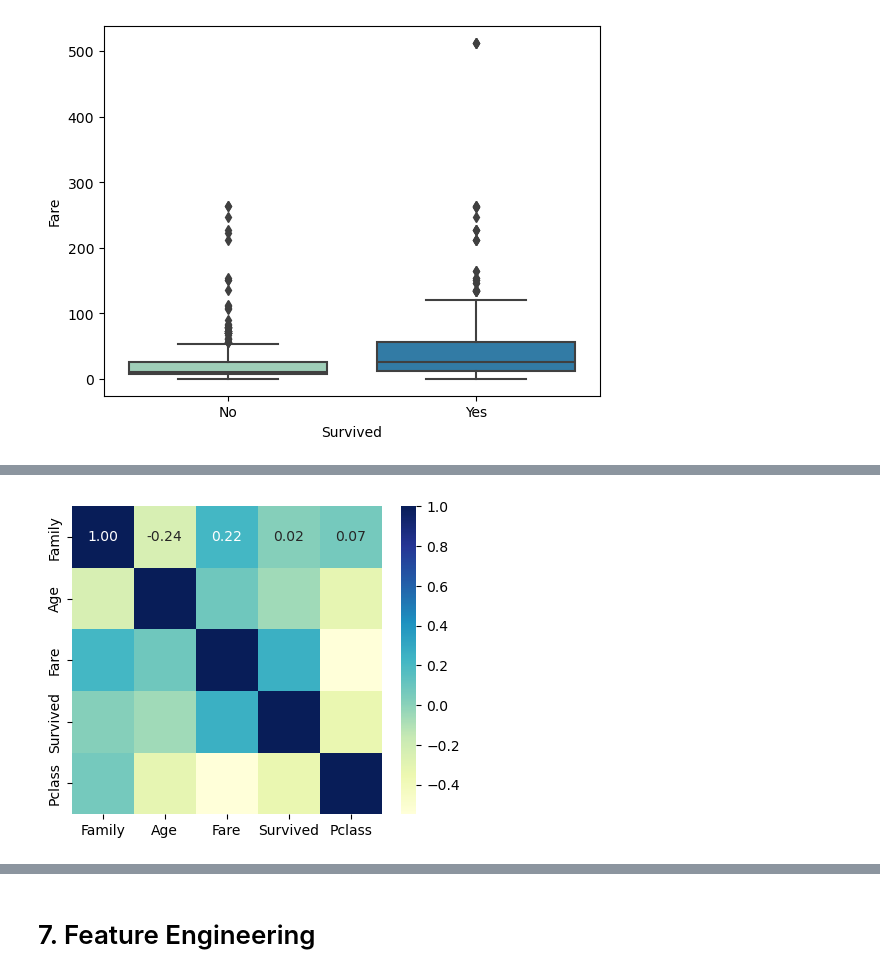
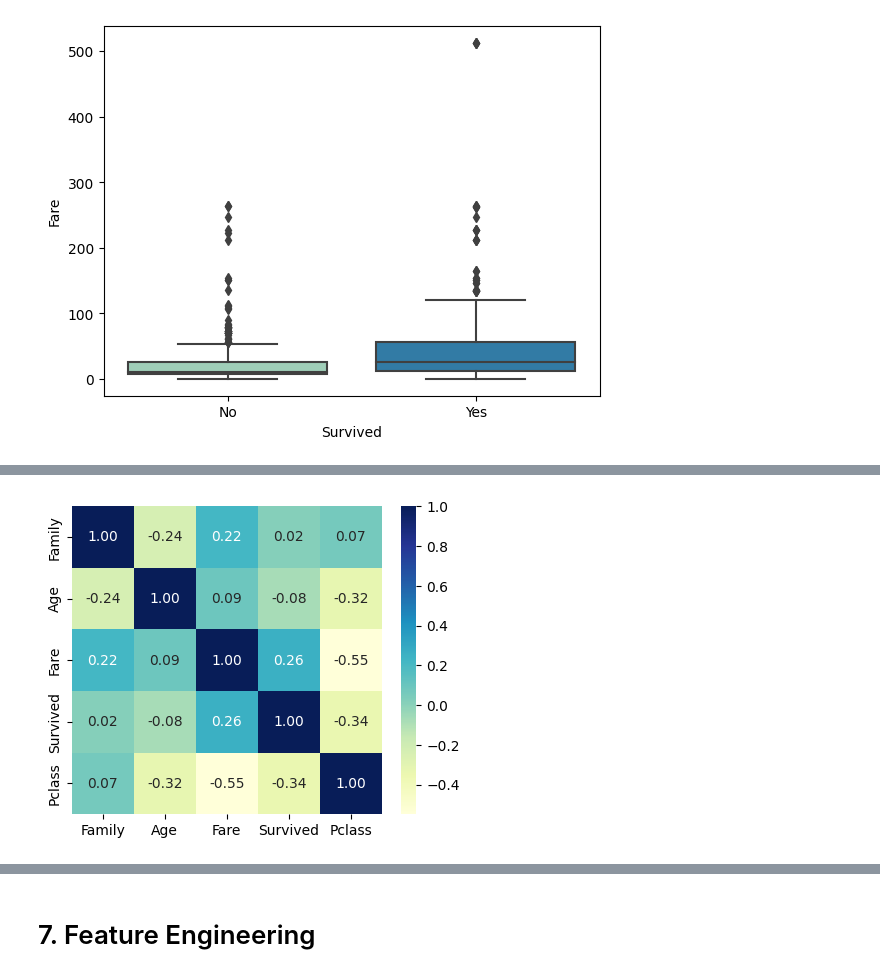
Before and after one commit to joselitom17/My_First_EDA_Titanic, a Jupyter notebook: notebooks/EDA_Titanic_JMA.ipynb, the cells around one changed output, grey strips where cells are left out. Cells and saved outputs as stored; diff of their text form; code cells hidden in the pictures.

```diff
--- a/notebooks/EDA_Titanic_JMA.ipynb
+++ b/notebooks/EDA_Titanic_JMA.ipynb
@@ -727,7 +1003,6 @@ titanic[list1].corr()
-# %%
-plt.subplots(figsize=(5, 4))
-list1 = ["Family", "Age", "Fare", "Survived", "Pclass"]
-sns.heatmap(titanic[list1].corr(), cmap = "YlGnBu", annot=True, fmt=".2f")
-plt.show()
-# %% [output]
-[figure, removed]
+# %%
+plt.subplots(figsize=(5,4))
+sns.heatmap(titanic_corr, cmap="YlGnBu", annot=True, fmt=".2f")
+plt.show()
+# %% [output]
+[figure, added]
```
Also changed, not shown: parts of 48 cells of this notebook, 2 other files.
